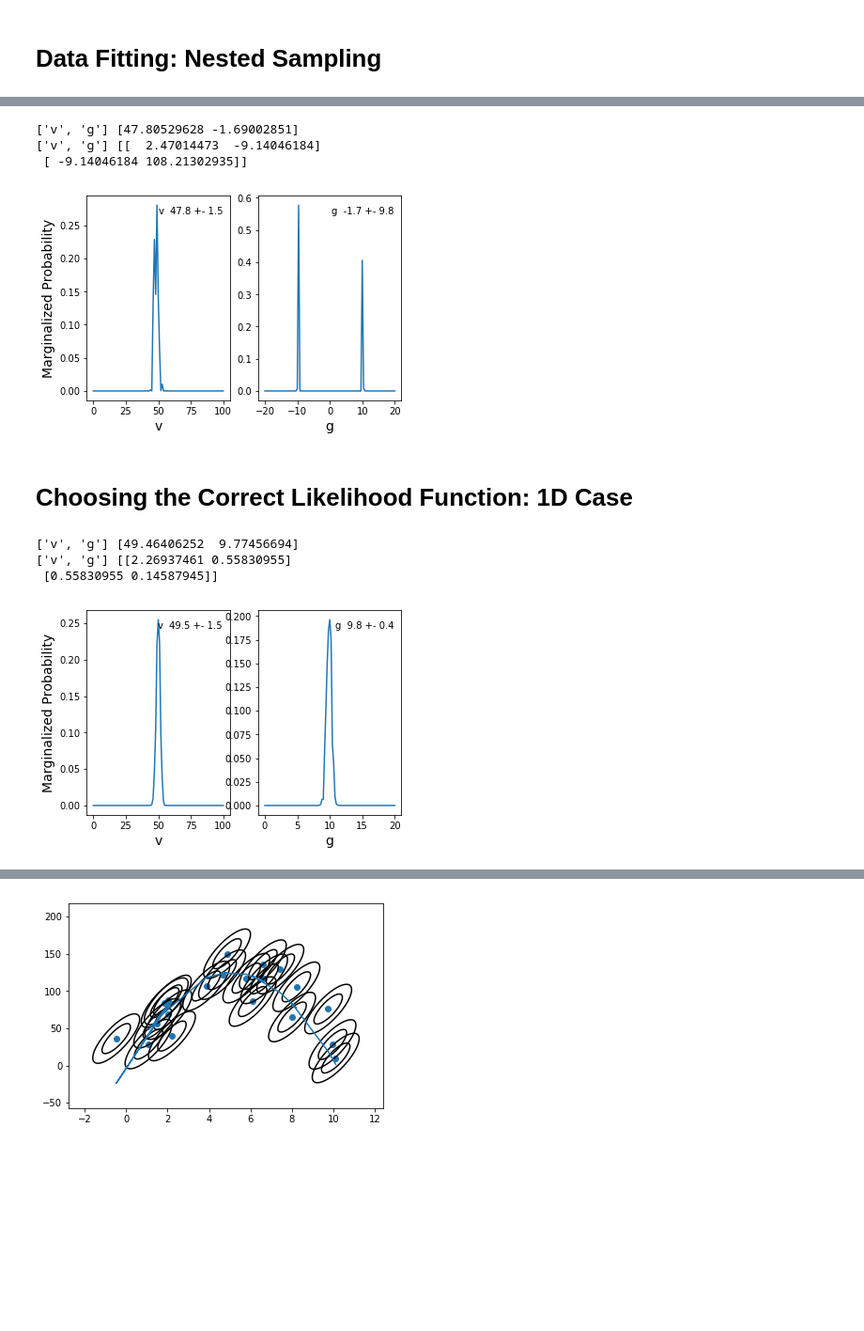
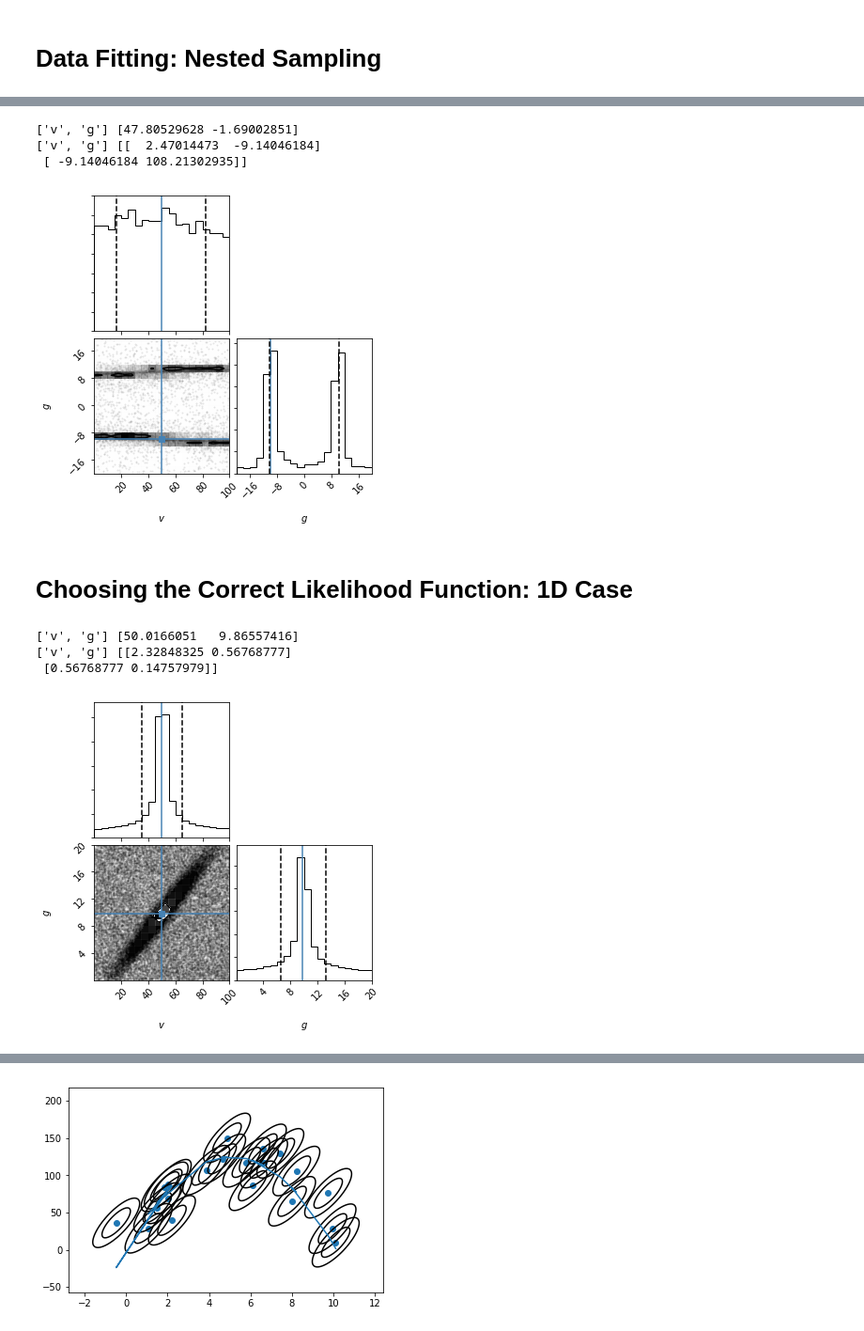
Before and after one commit to jpierel14/USC_PythonCourse_2019, a Jupyter notebook: Day_4/day_4_refactored.ipynb, the cells around one changed output, grey strips where cells are left out. Shown: that part at 94% size. Saved outputs shown, nothing was run; the diff lists cells and outputs as text; code cells hidden in the pictures; blank space fills up the shorter version.

Commit message:
replaced plotting functionality with corner package

```diff
--- a/Day_4/day_4_refactored.ipynb
+++ b/Day_4/day_4_refactored.ipynb
@@ -23,7 +22,7 @@ done importing
 # %%
 #Set the variables for our model, and the model itself
 v = 50
-g = 10
+g = 9.8
 def my_model( v,g, t):
     return v*t -.5*g*t**2
 # %%
@@ -75,13 +74,13 @@ astropy.io.ascii.write( my_data_1D, "1D_Generated_Data.astropydat" , overwrite =
 #   We have NO time measurement error   .
 
 #Set the variables for our model, and the model itself
-v = 50
-g = -10
+bad_v = 50
+bad_g = -10
 def my_bad_model( v,g, t):
     return v*t -.5*g**2*t**2
 
 #Generate "perfect" data with the bad model.
-perfect_bad_data=my_bad_model(v,g,times)
+perfect_bad_data=my_bad_model(bad_v,bad_g,times)
 #Introduce error into the "perfect" data using the experiment error
 heights_bad=np.random.normal(perfect_bad_data,errors)
 my_bad_data_1D=Table([times,heights_bad,errors],
@@ -393,13 +309,15 @@ res_bad = nestle.sample(bad_model_likelihood_function, prior_transform, n_varied
 # %%
 bad_vparameters, bad_cov = nestle.mean_and_cov(res_bad.samples, res_bad.weights)
 print(varied_param_names,bad_vparameters)
 print(varied_param_names,bad_cov)
-plot_marginal_pdfs(varied_param_names,res_bad.weights,res_bad.samples,bad_parameter_bounds,nbins=101)
+fig = corner.corner(res_bad.samples, labels=["$v$", "$g$"],quantiles=(0.16, 0.84),levels=(1-np.exp(-0.5),),
+                      truths=[bad_v, bad_g])
+plt.show()
 # %% [output]
 ['v', 'g'] [47.80529628 -1.69002851]
 ['v', 'g'] [[  2.47014473  -9.14046184]
  [ -9.14046184 108.21302935]]
-[figure, old version]
+[figure, new version]
 # %% [markdown]
 **Choosing the Correct Likelihood Function: 1D Case**
 ==========================================
@@ -428,12 +346,14 @@ correct_res = nestle.sample(correct_loglikelihood, prior_transform, n_varied_par
 correct_vparameters, correct_cov = nestle.mean_and_cov(correct_res.samples, correct_res.weights)
 print(varied_param_names,correct_vparameters)
 print(varied_param_names,correct_cov)
-plot_marginal_pdfs(varied_param_names,correct_res.weights,correct_res.samples,parameter_bounds,nbins=101)
+fig = corner.corner(correct_res.samples, labels=["$v$", "$g$"],quantiles=(0.16, 0.84),levels=(1-np.exp(-0.5),),
+                      truths=[v, g])
+plt.show()
 # %% [output]
-['v', 'g'] [49.46406252  9.77456694]
-['v', 'g'] [[2.26937461 0.55830955]
- [0.55830955 0.14587945]]
+['v', 'g'] [50.0166051   9.86557416]
+['v', 'g'] [[2.32848325 0.56768777]
+ [0.56768777 0.14757979]]
-[figure, old version]
+[figure, new version]
 # %%
 def multiple_2d_datapoint_likelihood_function(t1s,f1s,sigmas,parameters):
     result=1.
```
Also changed, not shown: parts of 12 cells of this notebook, 4 other files.
